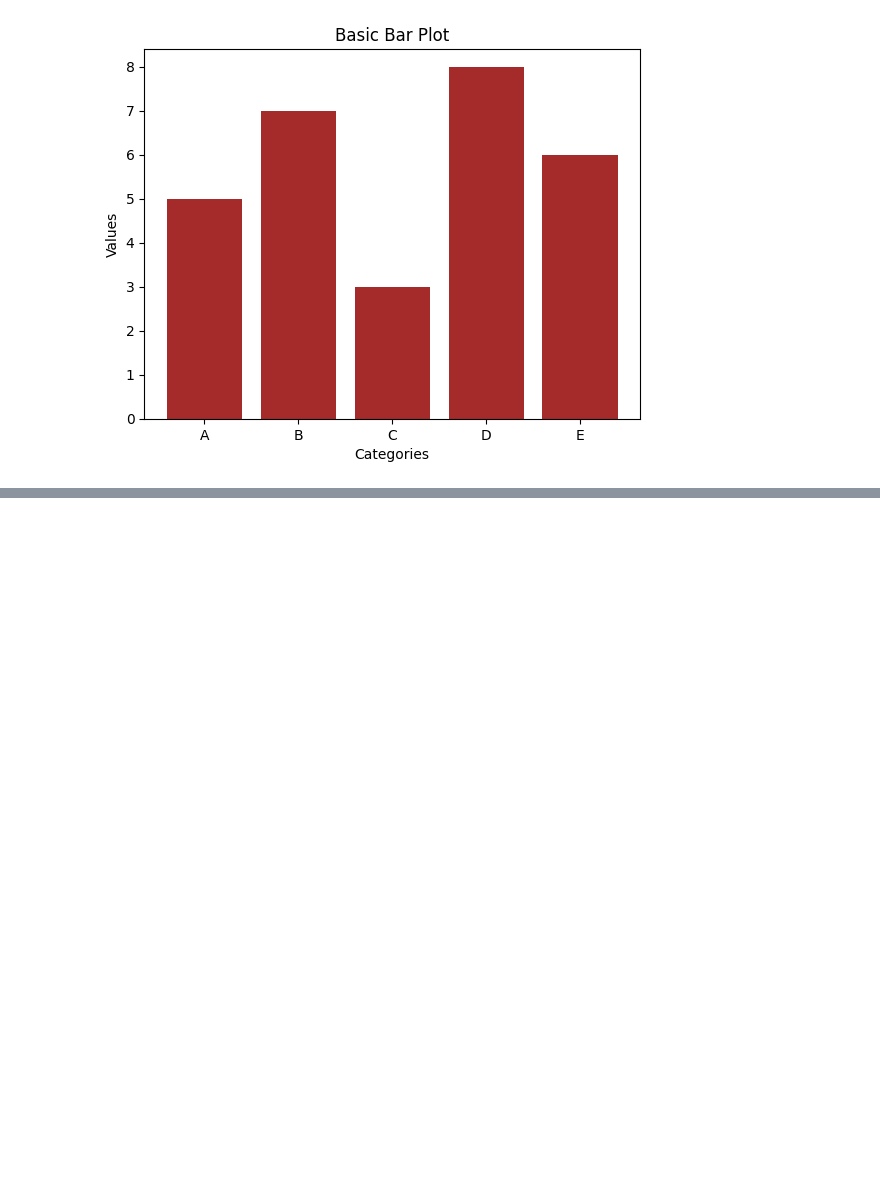
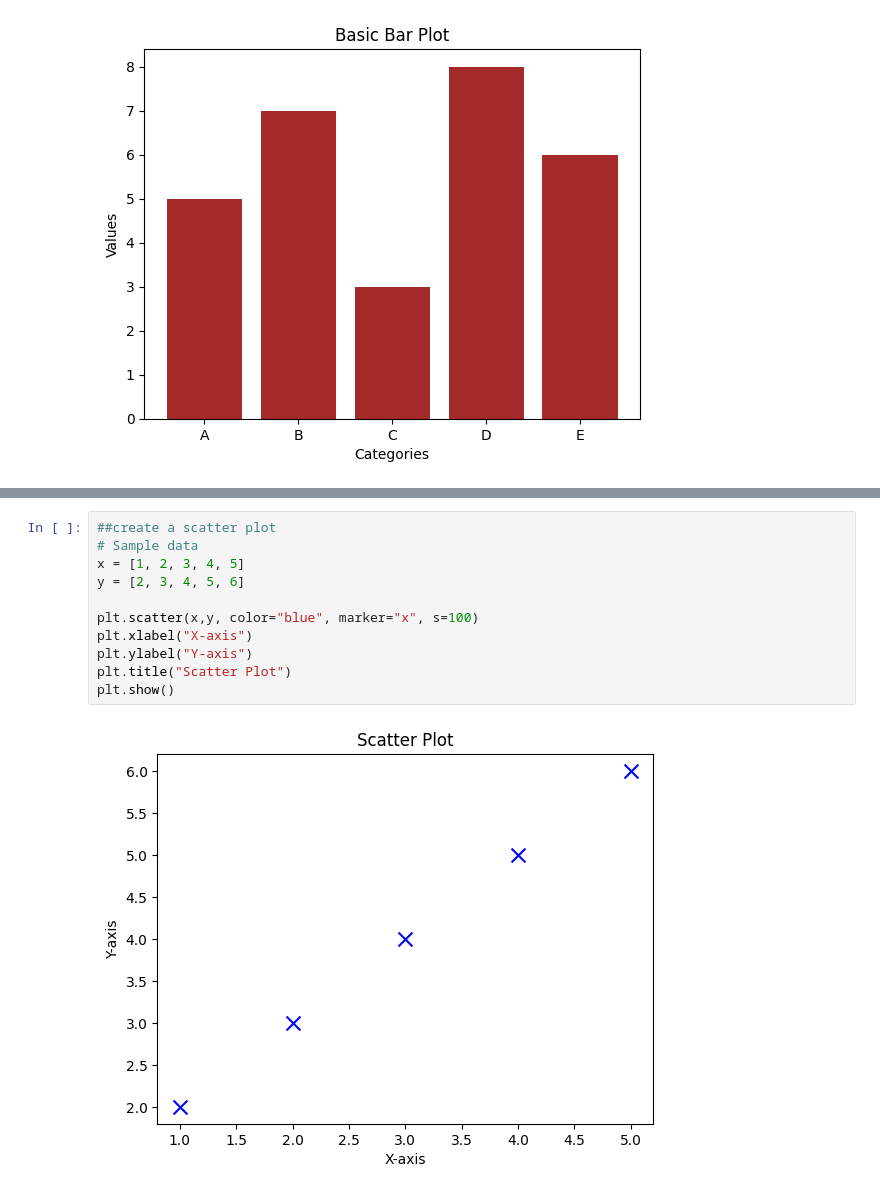
Before and after one commit to sangramshitole07/PythonCourse, a Jupyter notebook: MatplotlibModule5.ipynb, the cells around one changed output, grey strips where cells are left out. Saved outputs shown, nothing was run; the diff lists cells and outputs as text; blank space fills up the shorter version.

```diff
--- a/MatplotlibModule5.ipynb
+++ b/MatplotlibModule5.ipynb
@@ -118,0 +131,13 @@ plt.show()
+# %%
+##create a scatter plot
+# Sample data
+x = [1, 2, 3, 4, 5]
+y = [2, 3, 4, 5, 6]
+
+plt.scatter(x,y, color="blue", marker="x", s=100)
+plt.xlabel("X-axis")
+plt.ylabel("Y-axis")
+plt.title("Scatter Plot")
+plt.show()
+# %% [output]
+[figure, added]
```
Also changed, not shown: parts of 3 cells of this notebook.
